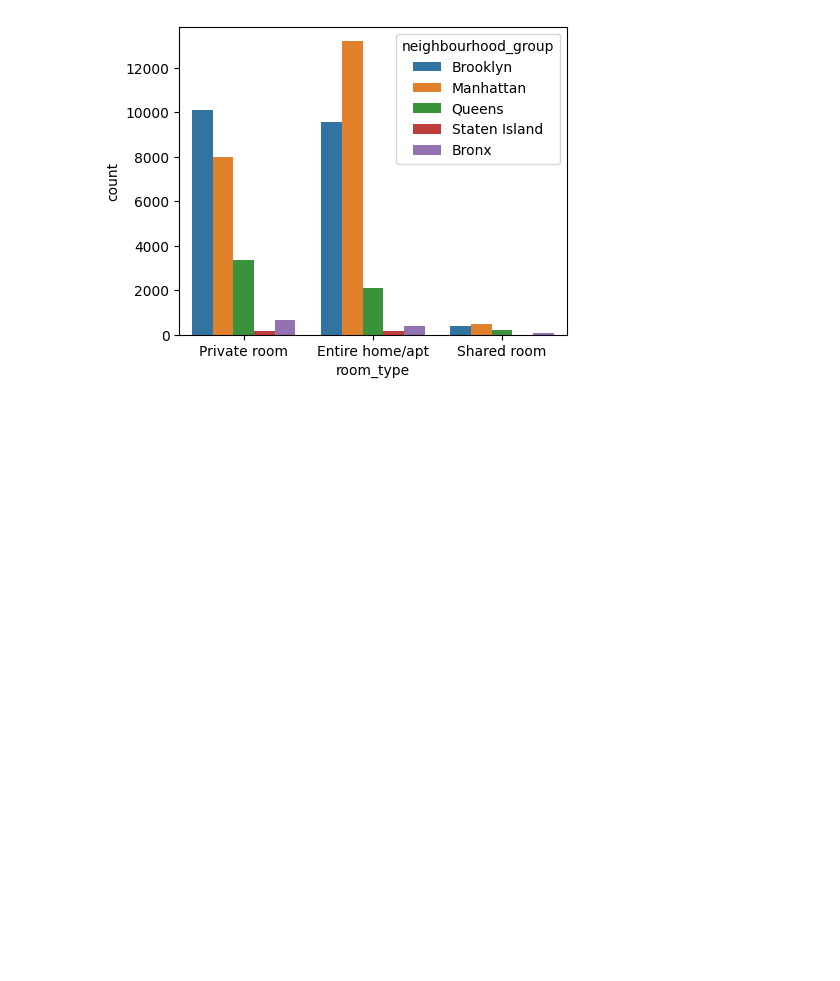
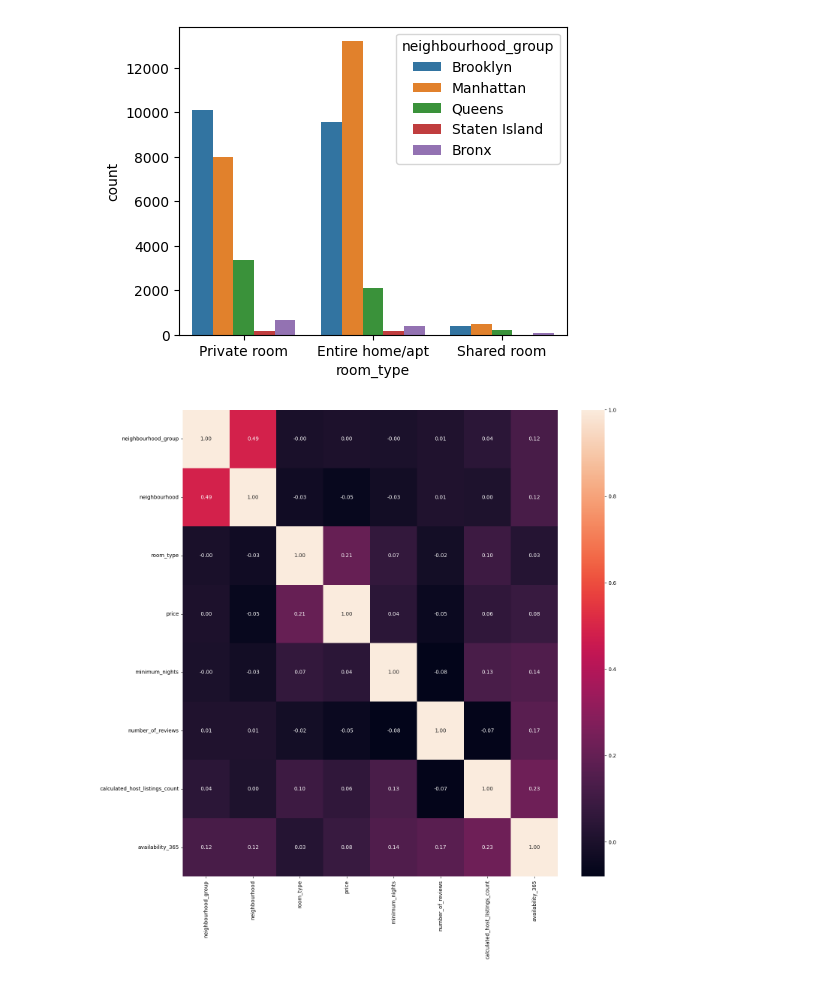
Before and after one commit to 4GeeksAcademy/NY_EDA, a Jupyter notebook: src/explore.ipynb, the cells around one changed output. Drawn from its saved outputs; the diff is of its cells as text; code cells hidden in the pictures; blank space fills up the shorter version.

```diff
--- a/src/explore.ipynb
+++ b/src/explore.ipynb
@@ -161,17 +165,17 @@ plt.show()
 # %% [output]
 [figure]
 # %%
-# Factorize the Room Type and Neighbourhood Data
-total_data["room_type"] = pd.factorize(total_data["room_type"])[0]
-total_data["neighbourhood_group"] = pd.factorize(total_data["neighbourhood_group"])[0]
-total_data["neighbourhood"] = pd.factorize(total_data["neighbourhood"])[0]
+# Factorizar Room Type + Neighbourhood Data
+clean_data["room_type"] = pd.factorize(clean_data["room_type"])[0]
+clean_data["neighbourhood_group"] = pd.factorize(clean_data["neighbourhood_group"])[0]
+clean_data["neighbourhood"] = pd.factorize(clean_data["neighbourhood"])[0]
 
 fig, axes = plt.subplots(figsize=(15, 15))
 
-sns.heatmap(total_data[["neighbourhood_group", "neighbourhood", "room_type", "price", "minimum_nights",
+sns.heatmap(clean_data[["neighbourhood_group", "neighbourhood", "room_type", "price", "minimum_nights",
                         "number_of_reviews", "calculated_host_listings_count", "availability_365"]].corr(), annot = True, fmt = ".2f")
 
 plt.tight_layout()
-
-# Draw Plot
 plt.show()
+# %% [output]
+[figure, added]
```
Also changed, not shown: parts of 17 cells of this notebook, 3 other files.
